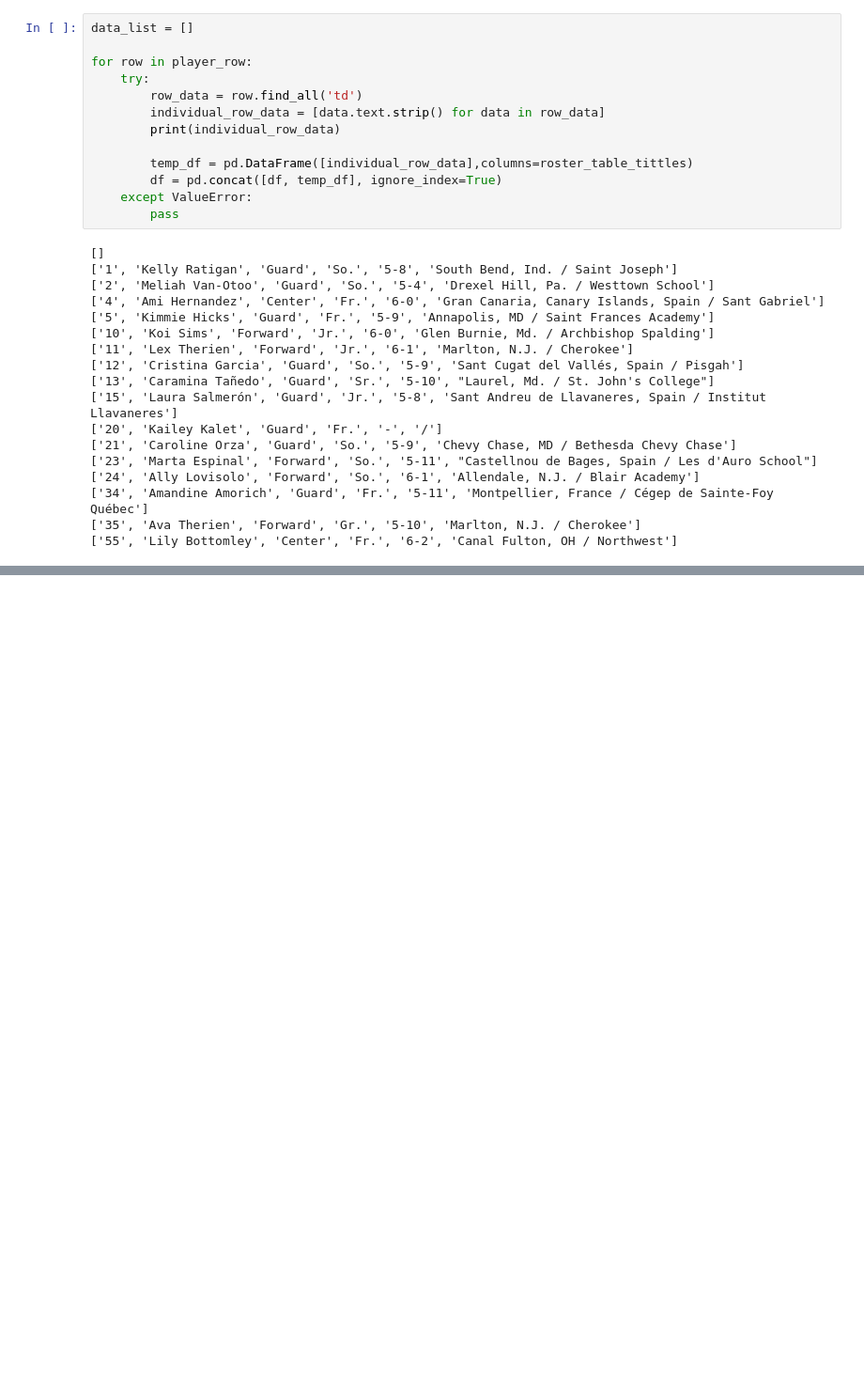
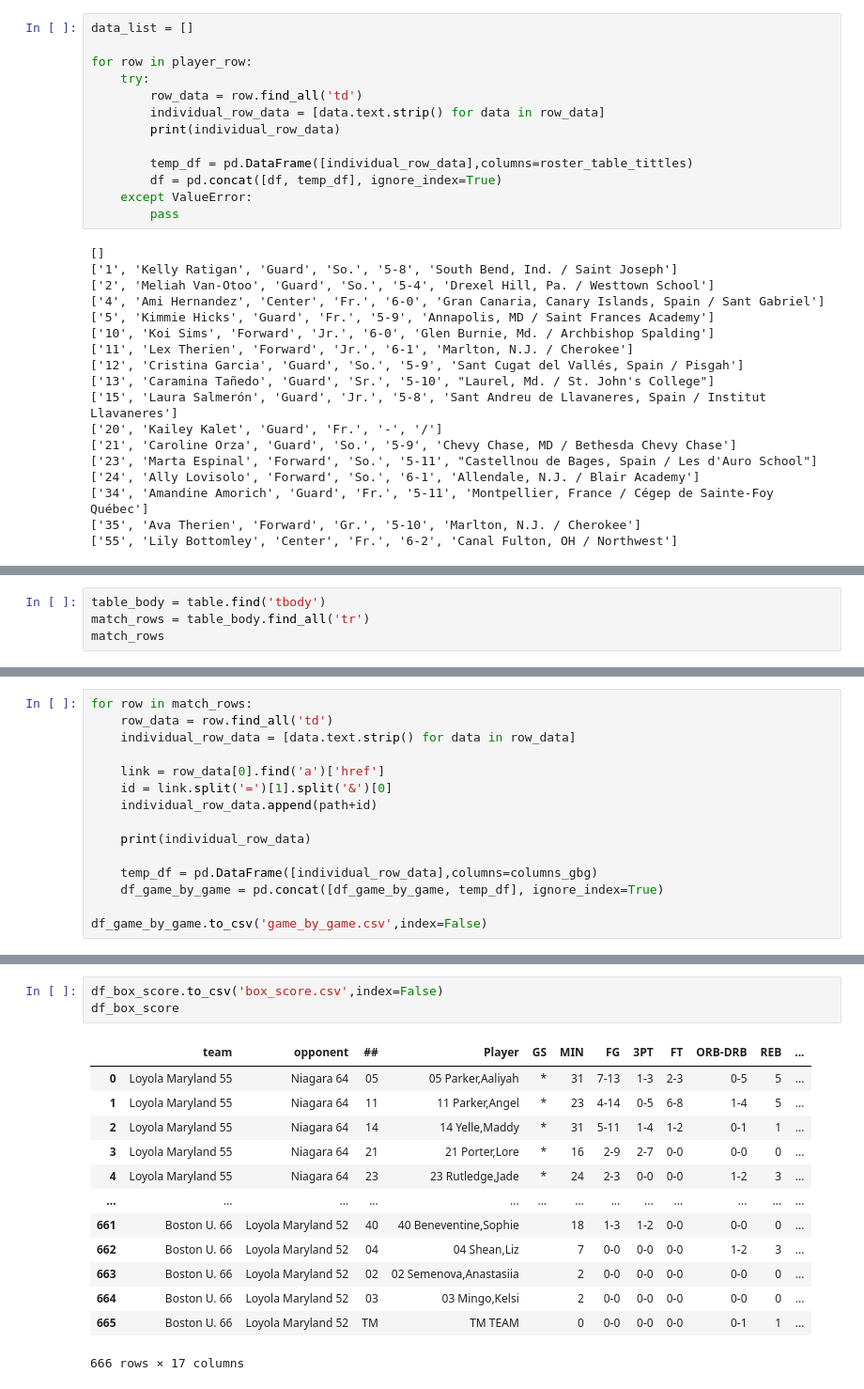
Before and after one commit to necmettinalver/US-Patriot-League, a Jupyter notebook: web_scraping.ipynb, the cells around one changed output, grey strips where cells are left out. Shown at 94% size. Cells and saved outputs as stored; diff of their text form; blank space fills up the shorter version.

```diff
--- a/web_scraping.ipynb
+++ b/web_scraping.ipynb
@@ -132,0 +204,4 @@ path = 'https://loyolagreyhounds.com/'
+# %%
+table_body = table.find('tbody')
+match_rows = table_body.find_all('tr')
+match_rows
@@ -132,0 +226,15 @@ path = 'https://loyolagreyhounds.com/'
+# %%
+for row in match_rows:
+    row_data = row.find_all('td')
+    individual_row_data = [data.text.strip() for data in row_data]
+
+    link = row_data[0].find('a')['href']
+    id = link.split('=')[1].split('&')[0]
+    individual_row_data.append(path+id)
+
+    print(individual_row_data)
+
+    temp_df = pd.DataFrame([individual_row_data],columns=columns_gbg)
+    df_game_by_game = pd.concat([df_game_by_game, temp_df], ignore_index=True)
+
+df_game_by_game.to_csv('game_by_game.csv',index=False)
@@ -132,0 +360,17 @@ path = 'https://loyolagreyhounds.com/'
+# %%
+df_box_score.to_csv('box_score.csv',index=False)
+df_box_score
+# %% [output]
+|  | team | opponent | ## | Player | GS | MIN | FG | 3PT | FT | ORB-DRB | REB | ... |
+| 0 | Loyola Maryland 55 | Niagara 64 | 05 | 05 Parker,Aaliyah | * | 31 | 7-13 | 1-3 | 2-3 | 0-5 | 5 | ... |
+| 1 | Loyola Maryland 55 | Niagara 64 | 11 | 11 Parker,Angel | * | 23 | 4-14 | 0-5 | 6-8 | 1-4 | 5 | ... |
+| 2 | Loyola Maryland 55 | Niagara 64 | 14 | 14 Yelle,Maddy | * | 31 | 5-11 | 1-4 | 1-2 | 0-1 | 1 | ... |
+| 3 | Loyola Maryland 55 | Niagara 64 | 21 | 21 Porter,Lore | * | 16 | 2-9 | 2-7 | 0-0 | 0-0 | 0 | ... |
+| 4 | Loyola Maryland 55 | Niagara 64 | 23 | 23 Rutledge,Jade | * | 24 | 2-3 | 0-0 | 0-0 | 1-2 | 3 | ... |
+| ... | ... | ... | ... | ... | ... | ... | ... | ... | ... | ... | ... | ... |
+| 661 | Boston U. 66 | Loyola Maryland 52 | 40 | 40 Beneventine,Sophie |  | 18 | 1-3 | 1-2 | 0-0 | 0-0 | 0 | ... |
+| 662 | Boston U. 66 | Loyola Maryland 52 | 04 | 04 Shean,Liz |  | 7 | 0-0 | 0-0 | 0-0 | 1-2 | 3 | ... |
+| 663 | Boston U. 66 | Loyola Maryland 52 | 02 | 02 Semenova,Anastasiia |  | 2 | 0-0 | 0-0 | 0-0 | 0-0 | 0 | ... |
+| 664 | Boston U. 66 | Loyola Maryland 52 | 03 | 03 Mingo,Kelsi |  | 2 | 0-0 | 0-0 | 0-0 | 0-0 | 0 | ... |
+| 665 | Boston U. 66 | Loyola Maryland 52 | TM | TM TEAM |  | 0 | 0-0 | 0-0 | 0-0 | 0-1 | 1 | ... |
+666 rows × 17 columns
```
Also changed, not shown: parts of 21 cells of this notebook, 1 other file.
